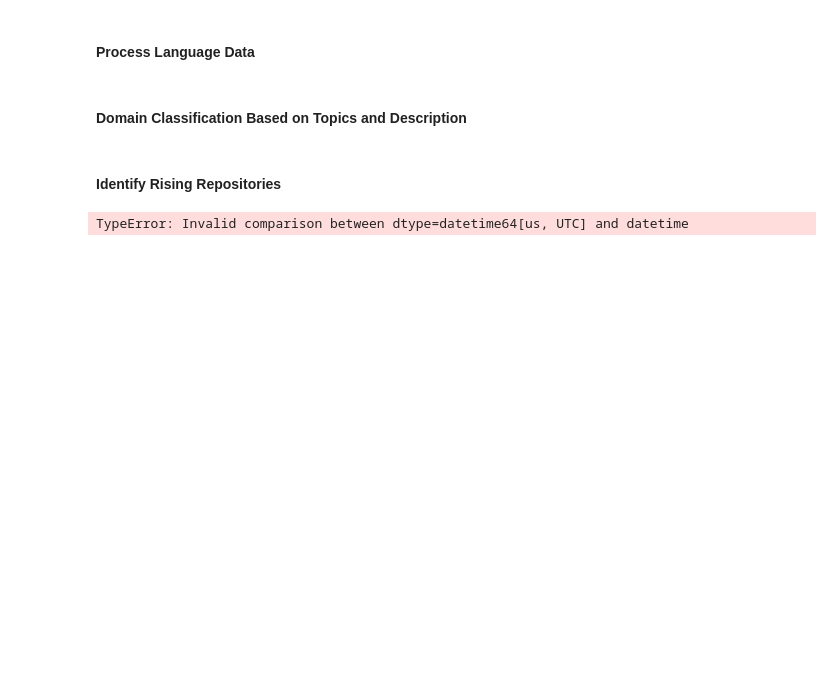
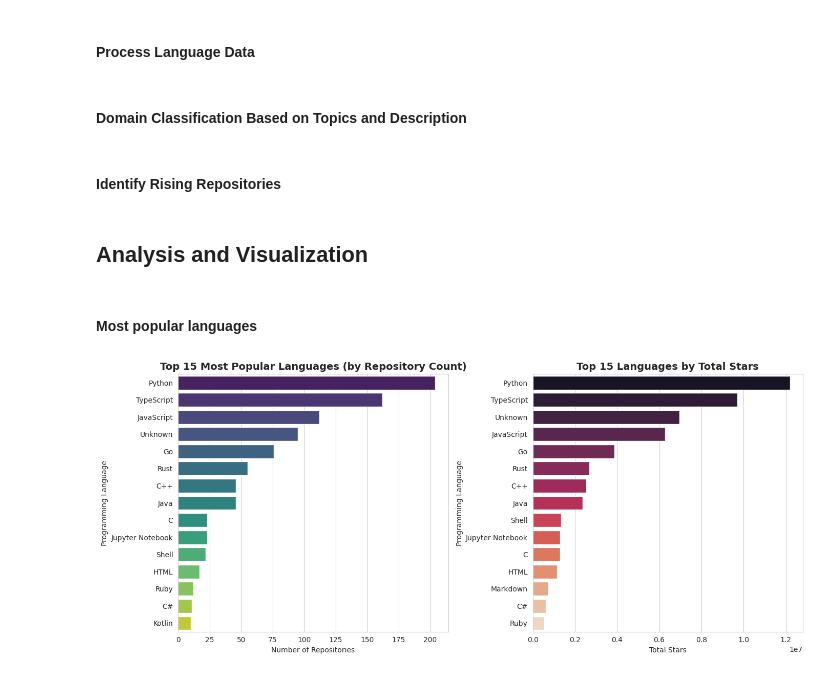
Before and after one commit to joeltikoo/github-trends-analyzer, a Jupyter notebook: notebook.ipynb, the cells around one changed output. Cells and saved outputs as stored; diff of their text form; code cells hidden in the pictures; blank space fills up the shorter version.

```diff
--- a/notebook.ipynb
+++ b/notebook.ipynb
@@ -330,7 +330,7 @@ recent_cutoff = pd.Timestamp.now(tz='UTC') - pd.Timedelta(days=730)
 df_clean['is_recent'] = df_clean['created_at'] > recent_cutoff
 
 # Rising score: combination of stars per day and recent update activity
-days_since_update = (datetime.now() - df_clean['updated_at']).dt.days
+days_since_update = (pd.Timestamp.now(tz='UTC') - df_clean['updated_at']).dt.days
 df_clean['activity_score'] = 1 / (days_since_update + 1)  # Higher if recently updated
 
 df_clean['rising_score'] = (
@@ -340,5 +340,33 @@ df_clean['rising_score'] = (
 
 # Get top rising repos (created in last 2 years, high rising score)
 rising_repos = df_clean[df_clean['is_recent']].nlargest(20, 'rising_score')
-# %% [output]
-TypeError: Invalid comparison between dtype=datetime64[us, UTC] and datetime
+# %% [markdown]
+## Analysis and Visualization
+# %% [markdown]
+#### Most popular languages
+# %%
+plt.figure(figsize=(14, 6))
+
+# Count repos by primary language
+language_counts = df_clean['primary_language'].value_counts().head(15)
+
+plt.subplot(1, 2, 1)
+sns.barplot(x=language_counts.values, y=language_counts.index, palette='viridis')
+plt.title('Top 15 Most Popular Languages (by Repository Count)', fontsize=14, fontweight='bold')
+plt.xlabel('Number of Repositories')
+plt.ylabel('Programming Language')
+
+# Total stars by language
+language_stars = df_clean.groupby('primary_language')['stars'].sum().sort_values(ascending=False).head(15)
+
+plt.subplot(1, 2, 2)
+sns.barplot(x=language_stars.values, y=language_stars.index, palette='rocket')
+plt.title('Top 15 Languages by Total Stars', fontsize=14, fontweight='bold')
+plt.xlabel('Total Stars')
+plt.ylabel('Programming Language')
+
+plt.tight_layout()
+plt.savefig('popular_languages.png', dpi=300, bbox_inches='tight')
+plt.show()
+# %% [output]
+[figure, added]
```
Also changed, not shown: parts of 20 cells of this notebook.
